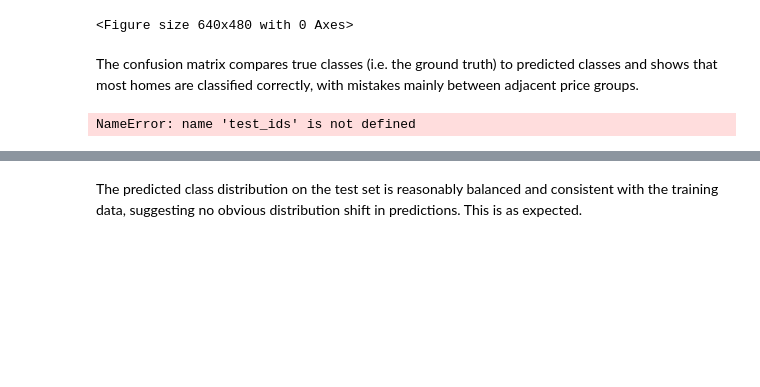
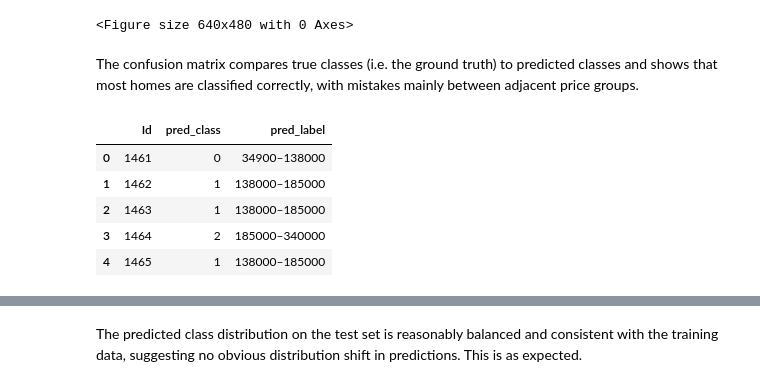
Before and after one commit to UCB-stat-159-f25/final-group04, a Jupyter notebook: Part2-Prediction/classification.ipynb, the cells around one changed output, grey strips where cells are left out. Cells and saved outputs as stored; diff of their text form; code cells hidden in the pictures; blank space fills up the shorter version.

Commit message:
added a new function for part 2 and imported it into the notebook

```diff
--- a/Part2-Prediction/classification.ipynb
+++ b/Part2-Prediction/classification.ipynb
@@ -141,21 +141,11 @@ x_train, x_valid, y_train, y_valid = train_test_split(
 )
 # %%
 # evaluate our models : logistic regression + random forest
-def eval_model(name, pipe):
-    pipe.fit(x_train, y_train)
-    preds = pipe.predict(x_valid)
+import sys
+from pathlib import Path
+sys.path.append(str(Path("..").resolve()))
 
-    acc = accuracy_score(y_valid, preds)
-    cm = confusion_matrix(y_valid, preds)
-
-    print("\n" + "="*70)
-    print(name)
-    print(f"accuracy: {acc:.3f}\n")
-    print("classification report:\n")
-    print(classification_report(y_valid, preds, target_names=class_names))
-
-    return acc, cm
-
+from src.models import _eval_model_core as eval_model
 
 logistic_pipe = Pipeline([
     ("prep", preprocessor),
@@ -172,8 +162,21 @@ rf_pipe = Pipeline([
     ))
 ])
 
-log_acc, log_cm = eval_model("logistic regression", logistic_pipe)
-rf_acc,  rf_cm  = eval_model("random forest", rf_pipe)
+log_acc, log_cm = eval_model(
+    "logistic regression",
+    logistic_pipe,
+    x_train, y_train,
+    x_valid, y_valid,
+    class_names,
+)
+
+rf_acc, rf_cm = eval_model(
+    "random forest",
+    rf_pipe,
+    x_train, y_train,
+    x_valid, y_valid,
+    class_names,
+)
 # %% [output]
 STOP: TOTAL NO. OF ITERATIONS REACHED LIMIT
 
@@ -225,17 +228,23 @@ The confusion matrix compares true classes (i.e. the ground truth) to predicted
 # %%
 # now fit random forest on full training df
 rf_pipe.fit(x, y)
 test_preds = rf_pipe.predict(test_x)
+test_ids = test_df["Id"]
 
 pred_df = pd.DataFrame({
     "Id": test_ids,
     "pred_class": test_preds,
     "pred_label": [label_map[i] for i in test_preds]
 })
 
 pred_df.head()
 # %% [output]
-NameError: name 'test_ids' is not defined
+|  | Id | pred_class | pred_label |
+| 0 | 1461 | 0 | 34900–138000 |
+| 1 | 1462 | 1 | 138000–185000 |
+| 2 | 1463 | 1 | 138000–185000 |
+| 3 | 1464 | 2 | 185000–340000 |
+| 4 | 1465 | 1 | 138000–185000 |
 # %%
 # let's compare predicted classes to training distribution -- pretty close!
 train_dist = pd.Series(y).value_counts(normalize=True).sort_index()
```
Also changed, not shown: parts of 2 cells of this notebook, 6 other files.
